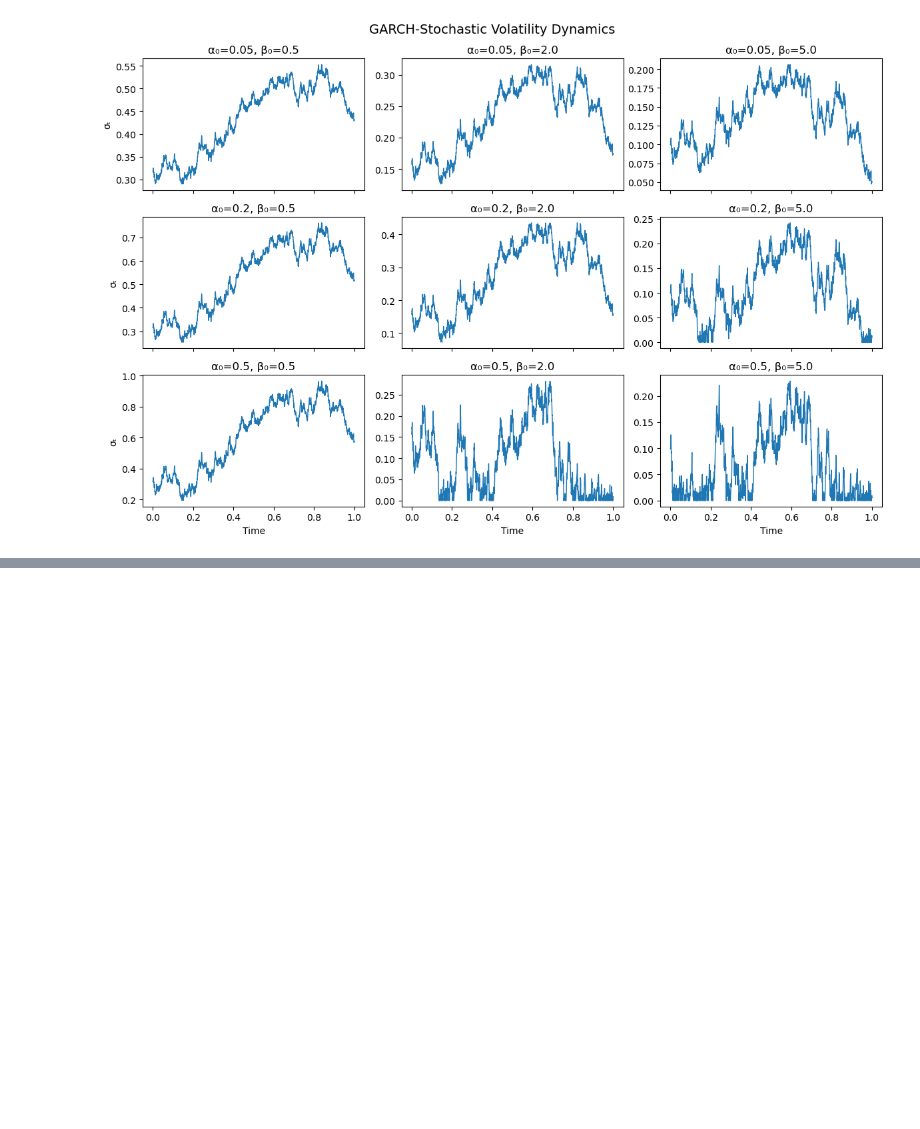
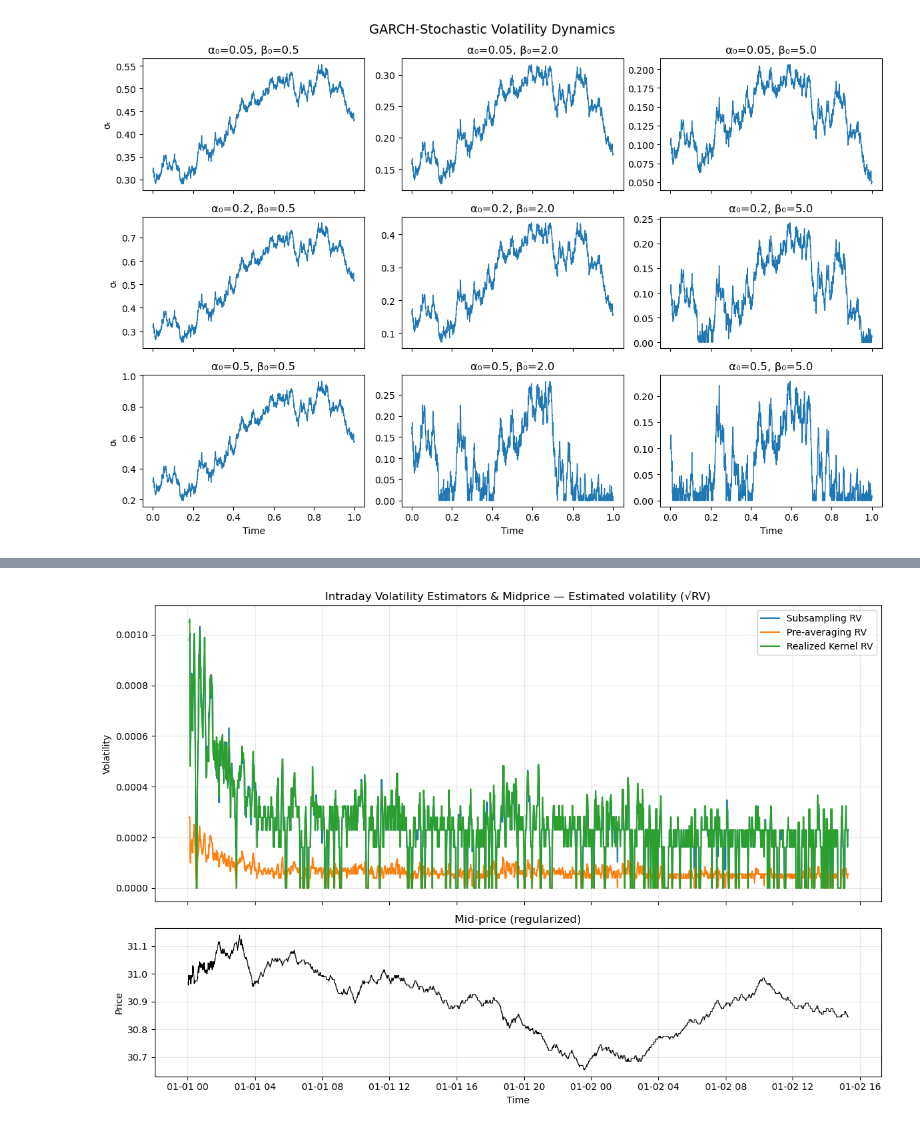
Before and after one commit to Guillaume-melis/Econometrie_S1, a Jupyter notebook: High_Frequency_Data.ipynb, the cells around one changed output, grey strips where cells are left out. Saved outputs shown, nothing was run; the diff lists cells and outputs as text; code cells hidden in the pictures; blank space fills up the shorter version.

```diff
--- a/High_Frequency_Data.ipynb
+++ b/High_Frequency_Data.ipynb
@@ -222,0 +425,26 @@ plt.show()
+# %%
+def plot_estimators_with_price(est_df: pd.DataFrame, prices: pd.Series, title: str = "Intraday Vol & Price"):
+    fig, axes = plt.subplots(2, 1, figsize=(12, 8), sharex=True, gridspec_kw={'height_ratios': [2, 1]})
+
+    # --- Plot vol estimators (upper panel)
+    axes[0].plot(np.sqrt(est_df['RV_sub']), label='Subsampling RV', color='tab:blue')
+    axes[0].plot(np.sqrt(est_df['RV_preavg']), label='Pre-averaging RV', color='tab:orange')
+    axes[0].plot(np.sqrt(est_df['RV_kernel']), label='Realized Kernel RV', color='tab:green')
+    axes[0].legend()
+    axes[0].set_title(title + " — Estimated volatility (√RV)")
+    axes[0].set_ylabel("Volatility")
+    axes[0].grid(True, alpha=0.3)
+
+    # --- Plot mid-price (lower panel)
+    axes[1].plot(prices, color='black', linewidth=0.8)
+    axes[1].set_title("Mid-price (regularized)")
+    axes[1].set_xlabel("Time")
+    axes[1].set_ylabel("Price")
+    axes[1].grid(True, alpha=0.3)
+
+    plt.tight_layout()
+    plt.show()
+
+plot_estimators_with_price(est, prices, title='Intraday Volatility Estimators & Midprice')
+# %% [output]
+[figure, added]
```
Also changed, not shown: parts of 10 cells of this notebook, 2 other files.
